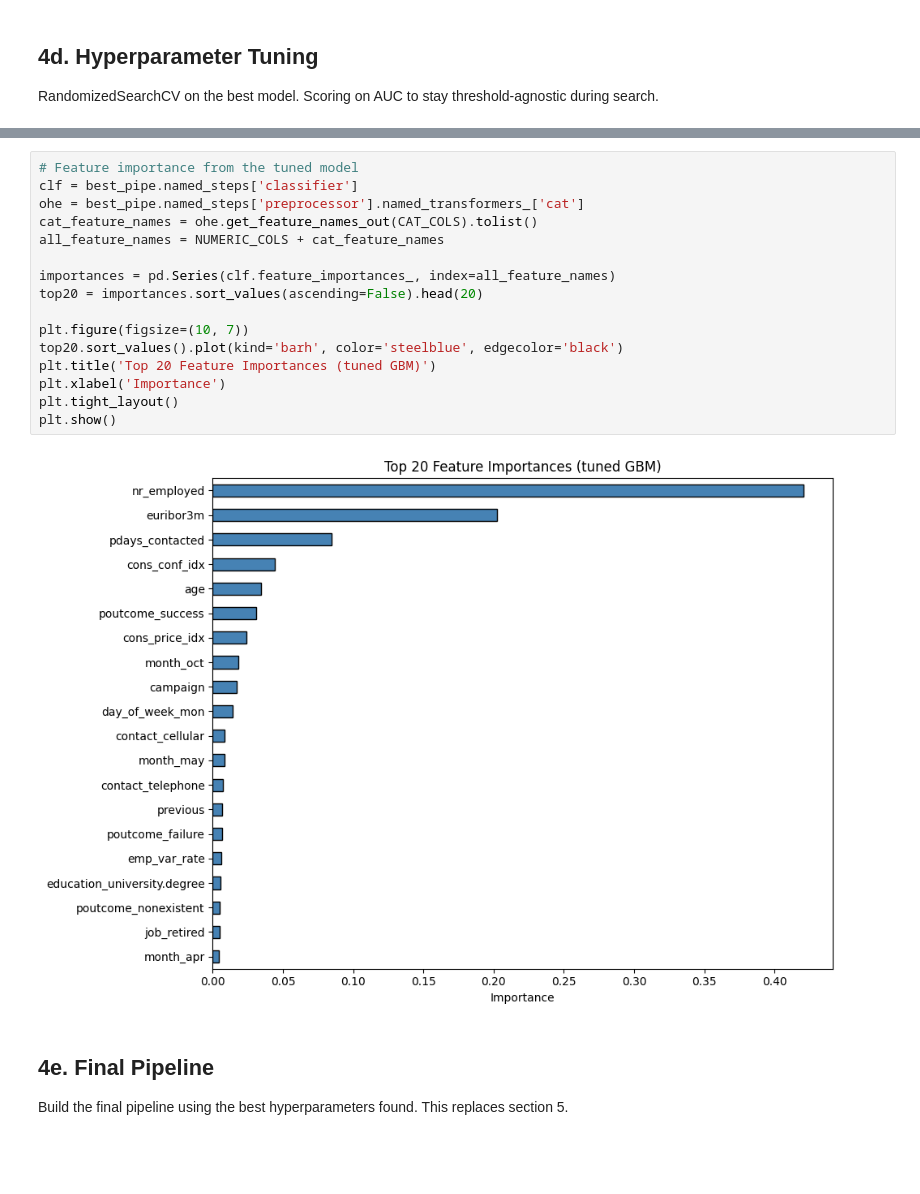
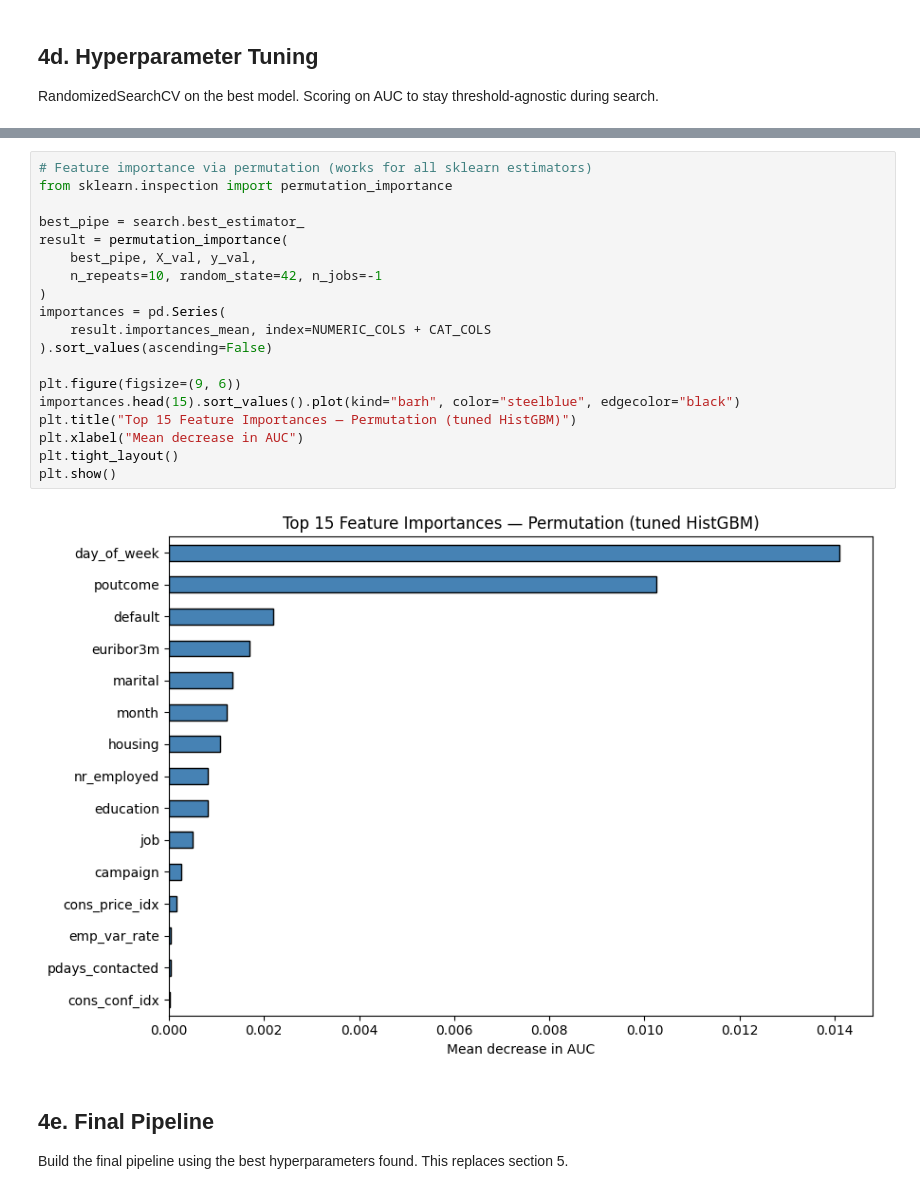
Before and after one commit to kayan2004/drift-triage-copilot, a Jupyter notebook: training/exploration.ipynb, the cells around one changed output, grey strips where cells are left out. Cells and saved outputs as stored; diff of their text form; blank space fills up the shorter version.

```diff
--- a/training/exploration.ipynb
+++ b/training/exploration.ipynb
@@ -472,21 +639,24 @@ Improvement: +0.0012
 # %%
-# Feature importance from the tuned model
-clf = best_pipe.named_steps['classifier']
-ohe = best_pipe.named_steps['preprocessor'].named_transformers_['cat']
-cat_feature_names = ohe.get_feature_names_out(CAT_COLS).tolist()
-all_feature_names = NUMERIC_COLS + cat_feature_names
+# Feature importance via permutation (works for all sklearn estimators)
+from sklearn.inspection import permutation_importance
 
-importances = pd.Series(clf.feature_importances_, index=all_feature_names)
-top20 = importances.sort_values(ascending=False).head(20)
+best_pipe = search.best_estimator_
+result = permutation_importance(
+    best_pipe, X_val, y_val,
+    n_repeats=10, random_state=42, n_jobs=-1
+)
+importances = pd.Series(
+    result.importances_mean, index=NUMERIC_COLS + CAT_COLS
+).sort_values(ascending=False)
 
-plt.figure(figsize=(10, 7))
-top20.sort_values().plot(kind='barh', color='steelblue', edgecolor='black')
-plt.title('Top 20 Feature Importances (tuned GBM)')
-plt.xlabel('Importance')
+plt.figure(figsize=(9, 6))
+importances.head(15).sort_values().plot(kind="barh", color="steelblue", edgecolor="black")
+plt.title("Top 15 Feature Importances — Permutation (tuned HistGBM)")
+plt.xlabel("Mean decrease in AUC")
 plt.tight_layout()
 plt.show()
 # %% [output]
-[figure, old version]
+[figure, new version]
 # %% [markdown]
 ## 4e. Final Pipeline
 Build the final pipeline using the best hyperparameters found. This replaces section 5.
```
Also changed, not shown: parts of 23 cells of this notebook, 3 other files.
